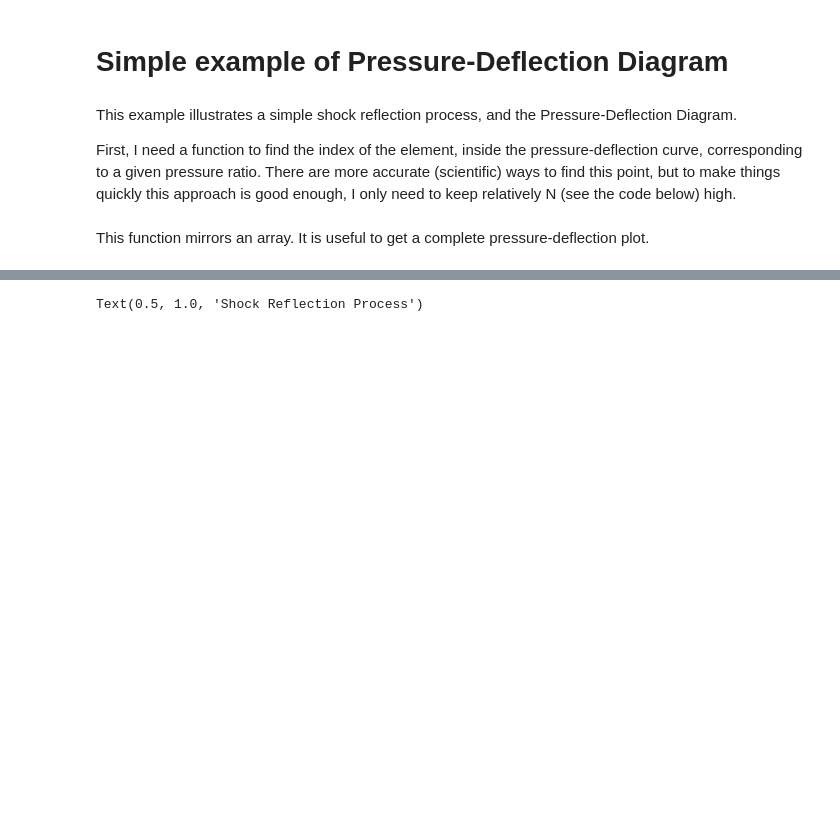
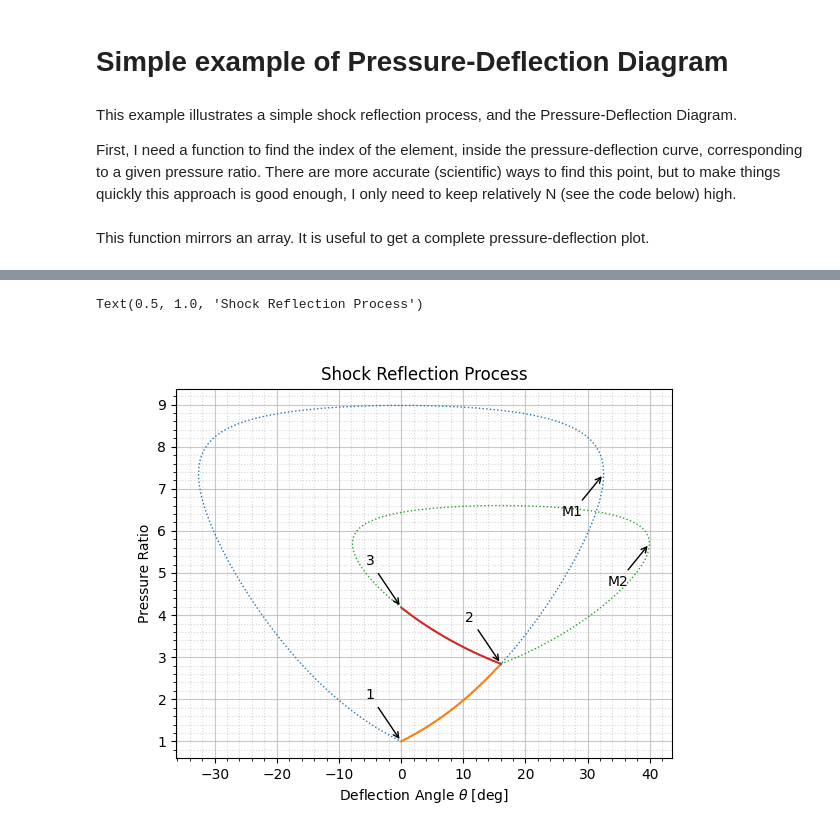
Before and after one commit to Davide-sd/pygasflow, a Jupyter notebook: examples/06_Shock_Wave_Pressure_Deflection_Diagram.ipynb, the cells around one changed output, grey strips where cells are left out. Cells and saved outputs as stored; diff of their text form; code cells hidden in the pictures; blank space fills up the shorter version.

```diff
--- a/examples/06_Shock_Wave_Pressure_Deflection_Diagram.ipynb
+++ b/examples/06_Shock_Wave_Pressure_Deflection_Diagram.ipynb
@@ -63,6 +63,7 @@ offset = np.asarray([theta_1[idx], pr_1[idx] - 1])
 # We need this to plot the correct segment over the pr_2 curve.
 idx2 = Find_Index(theta_2[0:int(len(theta_2)/2)], theta_1[idx])
 
+plt.figure()
 # Mach 1 curve
 plt.plot(Mirror_Array(theta_1, True), Mirror_Array(pr_1), ':', linewidth=1)
 
@@ -122 +121,2 @@ plt.title("Shock Reflection Process")
 Text(0.5, 1.0, 'Shock Reflection Process')
+[figure, added]
```
Also changed, not shown: parts of 2 cells of this notebook, 6 other files.
